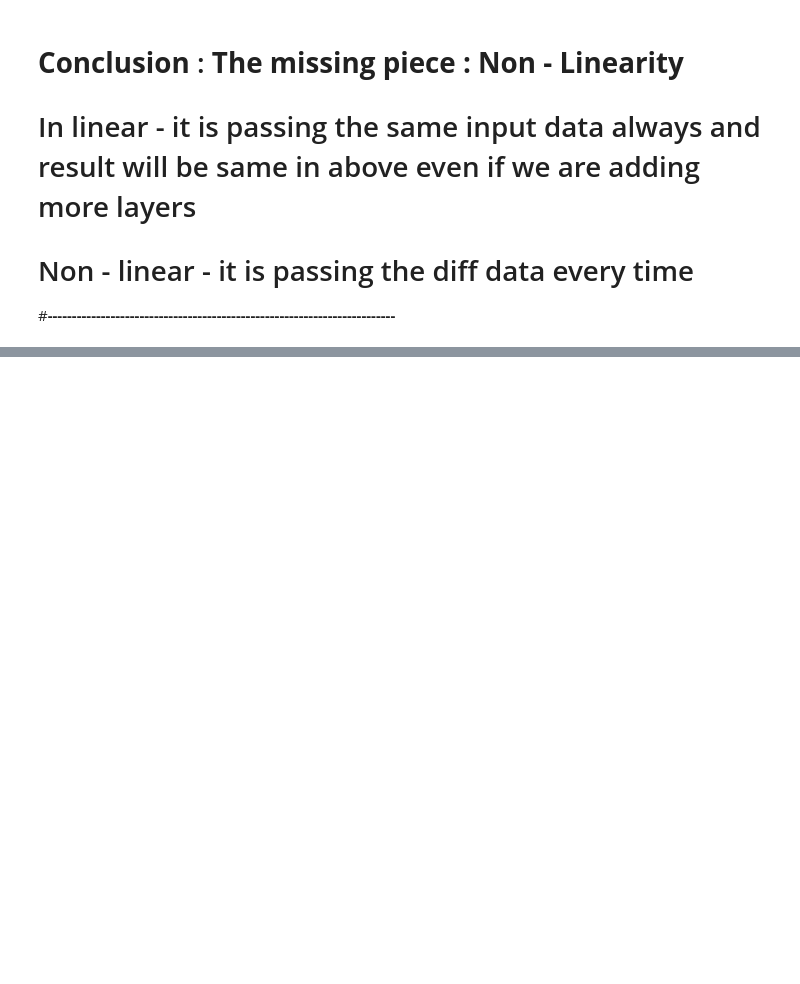
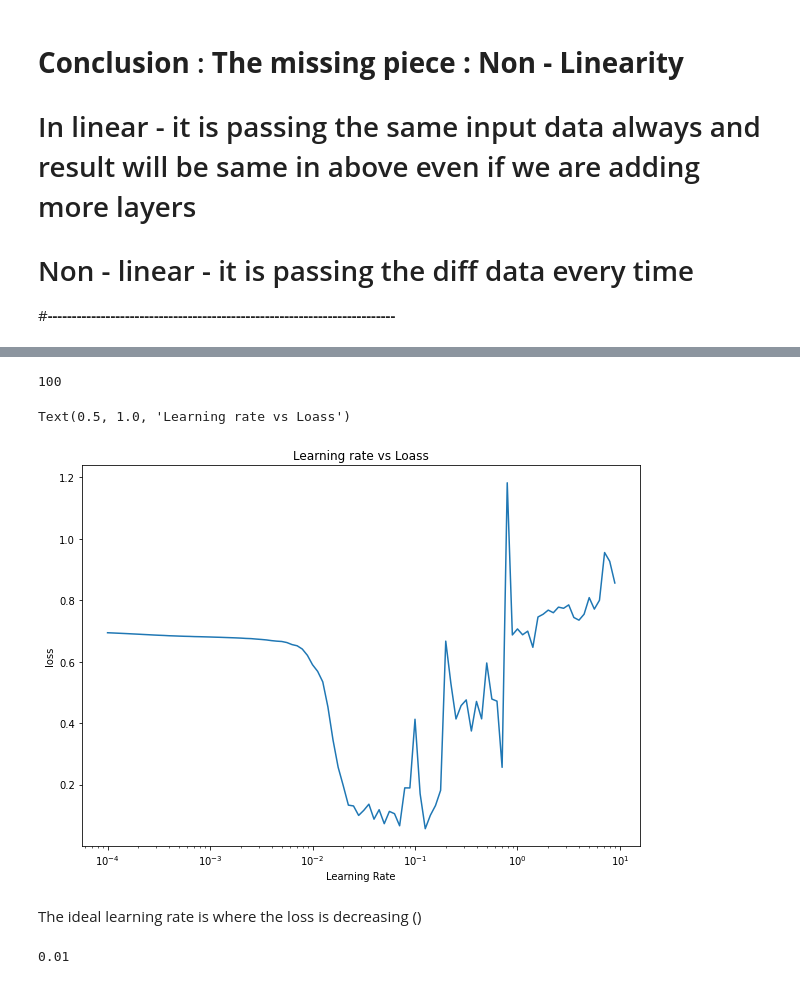
Before and after one commit to rajni-arora/NLP, a Jupyter notebook: Neural_Network_Classification_with_Tensorflow.ipynb, the cells around one changed output, grey strips where cells are left out. Drawn from its saved outputs; the diff is of its cells as text; code cells hidden in the pictures; blank space fills up the shorter version.

```diff
--- a/Neural_Network_Classification_with_Tensorflow.ipynb
+++ b/Neural_Network_Classification_with_Tensorflow.ipynb
@@ -671,0 +775,4 @@ All the values are true. No change
+# %%
+# Plot the learning rate vs the loss
+lrs = 1e-4 * (10 ** (tf.range(100)/20))
+lrs
@@ -671,0 +797,23 @@ All the values are true. No change
+# %%
+len(lrs)
+
+#100 different values of learning rate
+# %% [output]
+100
+# %%
+#Visualize
+plt.figure(figsize=(10,7))
+plt.semilogx(lrs, history_9.history["loss"]) #semilogx = we want log on xaxis
+plt.xlabel("Learning Rate")
+plt.ylabel("loss")
+plt.title("Learning rate vs Loass")
+# %% [output]
+Text(0.5, 1.0, 'Learning rate vs Loass')
+[figure, added]
+# %% [markdown]
+The ideal learning rate is where the loss is decreasing ()
+# %%
+#Learning rate we used before (model_8)
+10**-2
+# %% [output]
+0.01
```
Also changed, not shown: parts of 27 cells of this notebook.
